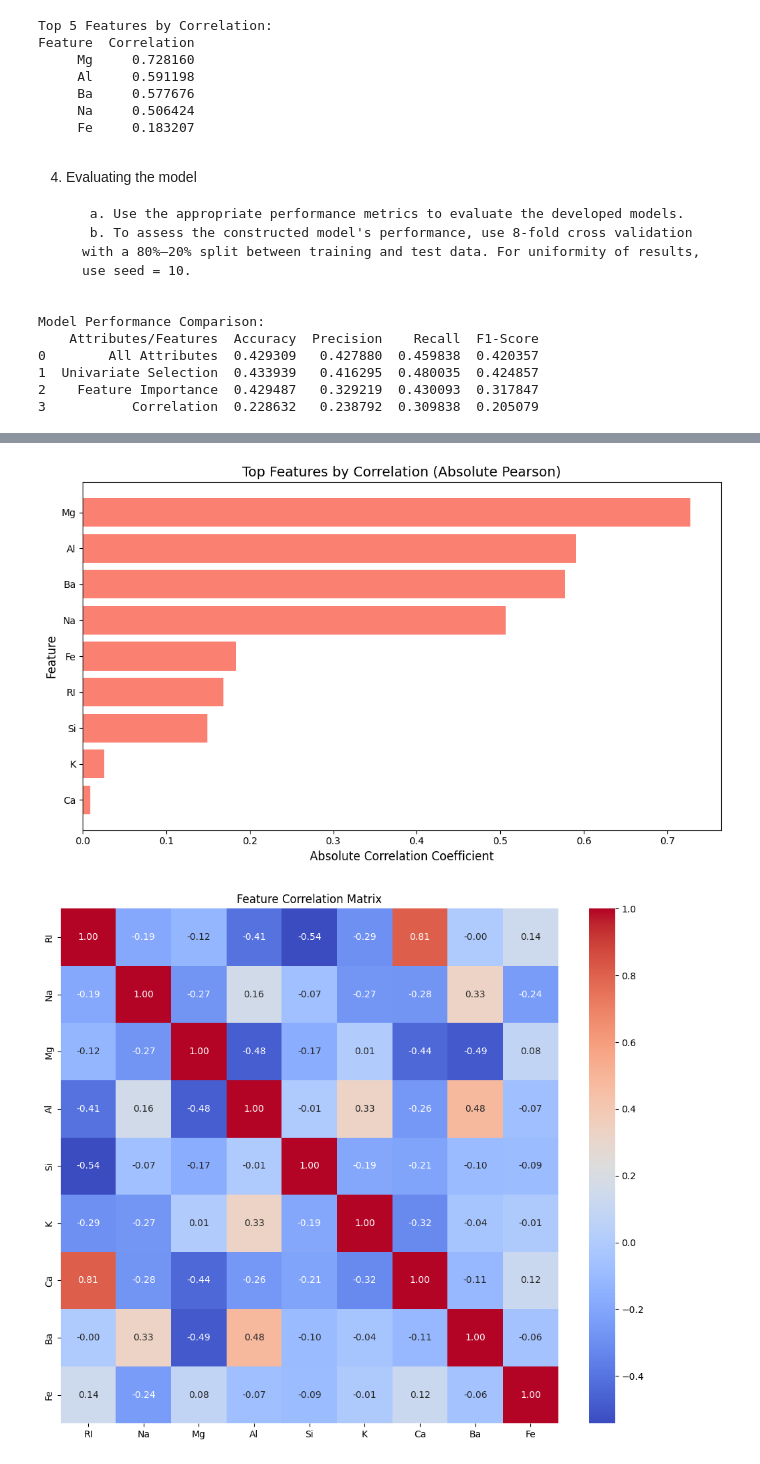
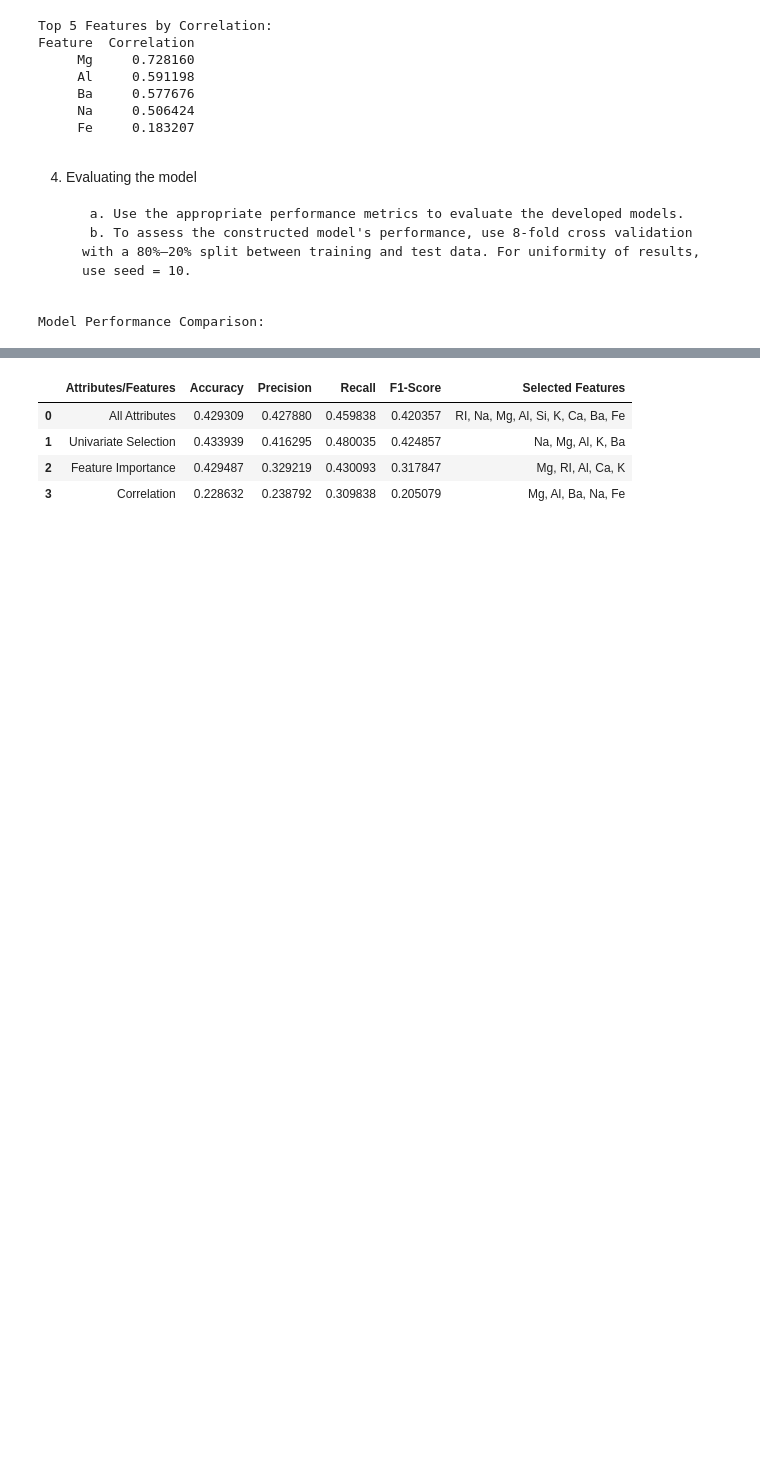
Before and after one commit to Nikkochoy/Data_Mining_Activities, a Jupyter notebook: Activities/Choy_Maga_M01.ipynb, the cells around one changed output, grey strips where cells are left out. Drawn from its saved outputs; the diff is of its cells as text; code cells hidden in the pictures; blank space fills up the shorter version.

```diff
--- a/Activities/Choy_Maga_M01.ipynb
+++ b/Activities/Choy_Maga_M01.ipynb
@@ -247,47 +249,11 @@ for feature_name, features in feature_sets.items():
 
 # Display results
 results_df = pd.DataFrame(
-    [(name, metrics["Accuracy"], metrics["Precision"], metrics["Recall"], metrics["F1-Score"])
+    [(name, metrics["Accuracy"], metrics["Precision"], metrics["Recall"], metrics["F1-Score"], ', '.join(feature_sets[name]))
      for name, metrics in results],
-    columns=["Attributes/Features", "Accuracy", "Precision", "Recall", "F1-Score"]
+    columns=["Attributes/Features", "Accuracy", "Precision", "Recall", "F1-Score", "Selected Features"]
 )
 print("\nModel Performance Comparison:")
-print(results_df)
-
-# Visualizations
-
-plt.figure(figsize=(10, 6))
-uni_scores_sorted = uni_scores.sort_values('Score', ascending=True)
-plt.barh(uni_scores_sorted['Feature'], uni_scores_sorted['Score'], color='skyblue')
-plt.title('Top Features by Univariate Selection (Chi-Square Scores)', fontsize=14)
-plt.xlabel('Chi-Square Score', fontsize=12)
-plt.ylabel('Feature', fontsize=12)
-plt.tight_layout()
-plt.show()
-
-plt.figure(figsize=(10, 6))
-importances.sort_values().plot(kind='barh')
-plt.title('Feature Importances (ExtraTreesClassifier)')
-plt.show()
-
-plt.figure(figsize=(10, 6))
-corr_df_sorted = corr_df.sort_values('Correlation', ascending=True)
-plt.barh(corr_df_sorted['Feature'], corr_df_sorted['Correlation'], color='salmon')
-plt.title('Top Features by Correlation (Absolute Pearson)', fontsize=14)
-plt.xlabel('Absolute Correlation Coefficient', fontsize=12)
-plt.ylabel('Feature', fontsize=12)
-plt.tight_layout()
-plt.show()
-
-# Correlation Matrix
-plt.figure(figsize=(12, 10))
-sns.heatmap(x.corr(), annot=True, cmap='coolwarm', fmt=".2f")
-plt.title('Feature Correlation Matrix')
-plt.show()
+results_df
 # %% [output]
 Model Performance Comparison:
-    Attributes/Features  Accuracy  Precision    Recall  F1-Score
-0        All Attributes  0.429309   0.427880  0.459838  0.420357
-1  Univariate Selection  0.433939   0.416295  0.480035  0.424857
-2    Feature Importance  0.429487   0.329219  0.430093  0.317847
-3           Correlation  0.228632   0.238792  0.309838  0.205079
@@ -296,2 +260,5 @@ Model Performance Comparison:
-[figure, removed]
-[figure, removed]
+|  | Attributes/Features | Accuracy | Precision | Recall | F1-Score | Selected Features |
+| 0 | All Attributes | 0.429309 | 0.427880 | 0.459838 | 0.420357 | RI, Na, Mg, Al, Si, K, Ca, Ba, Fe |
+| 1 | Univariate Selection | 0.433939 | 0.416295 | 0.480035 | 0.424857 | Na, Mg, Al, K, Ba |
+| 2 | Feature Importance | 0.429487 | 0.329219 | 0.430093 | 0.317847 | Mg, RI, Al, Ca, K |
+| 3 | Correlation | 0.228632 | 0.238792 | 0.309838 | 0.205079 | Mg, Al, Ba, Na, Fe |
```
Also changed, not shown: parts of 8 cells of this notebook.
